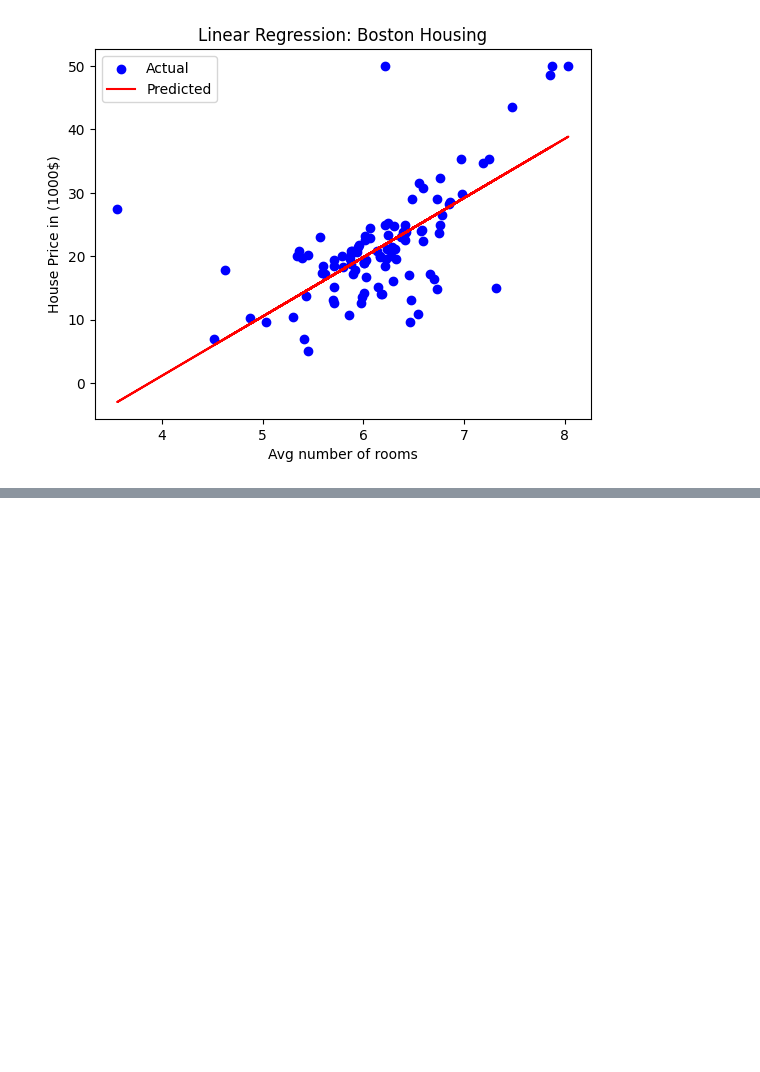
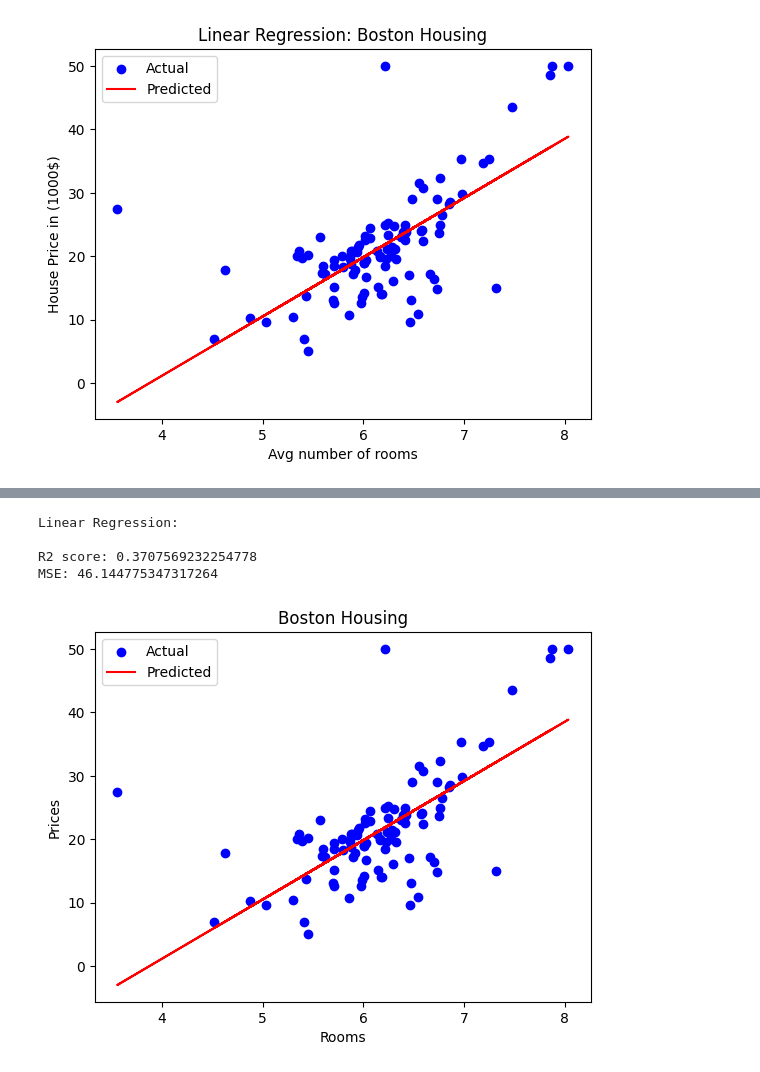
Before and after one commit to Annson17/ML_Lab, a Jupyter notebook: lab7.ipynb, the cells around one changed output, grey strips where cells are left out. Saved outputs shown, nothing was run; the diff lists cells and outputs as text; code cells hidden in the pictures; blank space fills up the shorter version.

```diff
--- a/lab7.ipynb
+++ b/lab7.ipynb
@@ -33,0 +105,38 @@ Coefficent: 9.348301406497722
+# %%
+import matplotlib.pyplot as plt
+import numpy as np
+import pandas as pd
+from sklearn.model_selection import train_test_split
+from sklearn.preprocessing import PolynomialFeatures
+from sklearn.pipeline import make_pipeline
+from sklearn.linear_model import LinearRegression
+from sklearn.metrics import r2_score,mean_squared_error
+
+data=pd.read_csv(r'BostonHousing.csv')
+
+x=data[['RM']]
+y=data['MEDV']
+
+x_train,x_test,y_train,y_test=train_test_split(x,y,test_size=0.2,random_state=42)
+
+model=LinearRegression()
+model.fit(x_train,y_train)
+y_pred=model.predict(x_test)
+
+print("Linear Regression:\n")
+print("R2 score:",r2_score(y_test,y_pred))
+print("MSE:",mean_squared_error(y_test,y_pred))
+
+plt.scatter(x_test,y_test,color='blue',label='Actual')
+plt.plot(x_test,y_pred,color='red',label='Predicted')
+plt.title("Boston Housing")
+plt.xlabel('Rooms')
+plt.ylabel('Prices')
+plt.legend()
+plt.show()
+# %% [output]
+Linear Regression:
+
+R2 score: 0.3707569232254778
+MSE: 46.144775347317264
+[figure, added]
```
Also changed, not shown: parts of 2 cells of this notebook, 10 other files.
